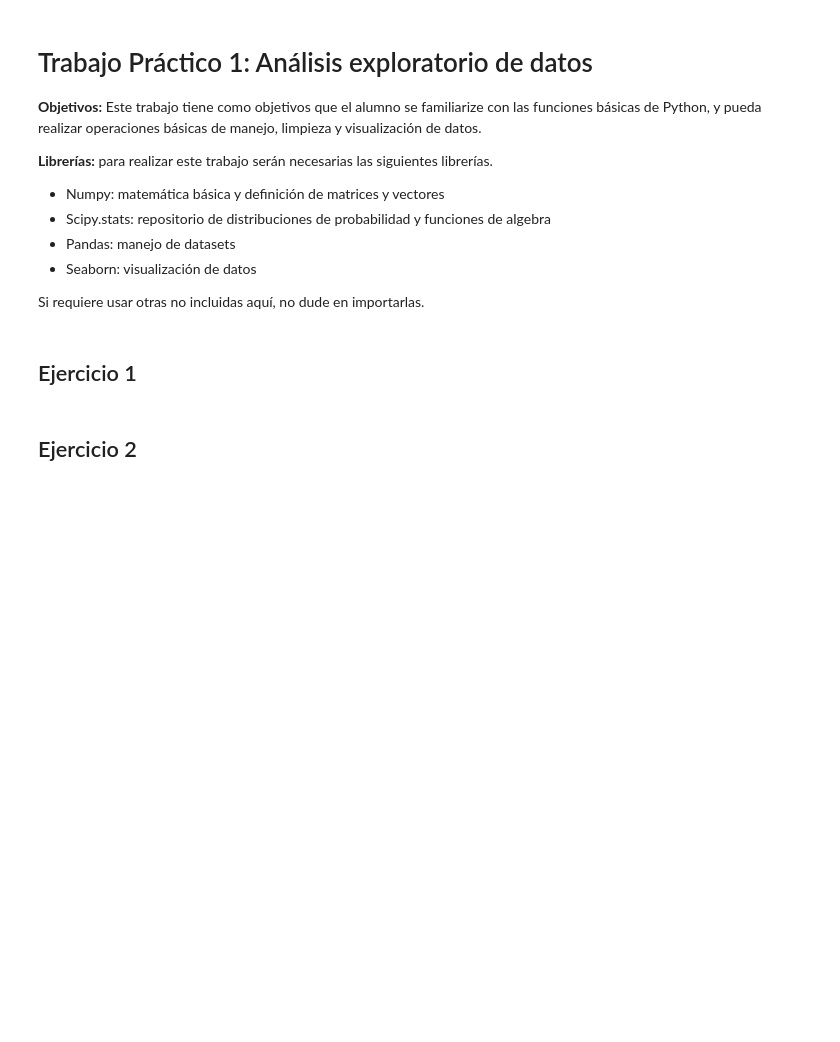
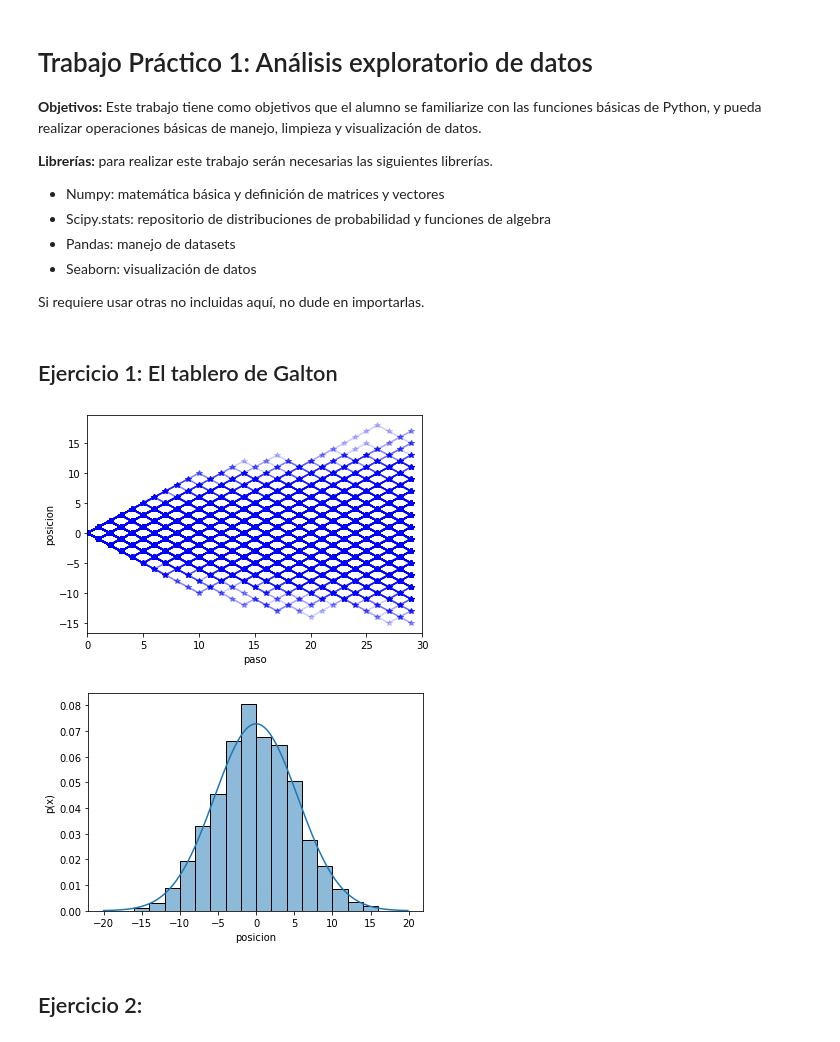
Before and after one commit to mbalbi/ciencia_de_datos, a Jupyter notebook: trabajo_practico_1.ipynb, the cells around one changed output. Saved outputs shown, nothing was run; the diff lists cells and outputs as text; code cells hidden in the pictures; blank space fills up the shorter version.

```diff
--- a/trabajo_practico_1.ipynb
+++ b/trabajo_practico_1.ipynb
@@ -18,7 +18,43 @@ import scipy.stats as st
 import pandas as pd
 import matplotlib.pyplot as plt
 import seaborn as sns
+# %% [markdown]
+## Ejercicio 1: El tablero de Galton
+# %%
+def caminante( p, Nsteps ):
+    x = np.zeros( Nsteps )
+    for i in range( 1,Nsteps ):
+        u = np.random.random()
+        x[i] = x[i-1] + ( u < p ) - ( u > p )
+
+    return x
+
+p = 0.5
+Nsteps = 30
+Nchains = 1000
+x = np.zeros( [Nchains, Nsteps])
+for i in range( Nchains ):
+    x[i] = caminante( p, Nsteps )
+
+# fig, ax = plt.subplots( figsize=(12,6) )
+# ax.set_ylim([-20,20])
+
+fig = plt.figure()
+plt.plot( np.arange(0,Nsteps,1), x.T, marker='*', color='b', alpha=.2 )
+plt.xlim([0,Nsteps]);
+plt.xlabel('paso')
+plt.ylabel('posicion')
+
+# Plot histogram
+fig = plt.figure()
+xplot = np.arange(-20,20,0.1)
+s = np.sqrt(p*(1-p))
+plt.plot( xplot, st.norm.pdf(xplot,0,Nsteps/np.sqrt(Nsteps)) );
+sns.histplot( x[:,-1], fill=True, alpha=0.5, stat='density', binwidth=2, binrange=(-16,16) )
+plt.xlabel('posicion')
+plt.ylabel('p(x)');
+# %% [output]
+[figure, added]
+[figure, added]
 # %% [markdown]
-## Ejercicio 1
+## Ejercicio 2:
-# %% [markdown]
-## Ejercicio 2
```
Also changed, not shown: parts of 1 cell of this notebook.
